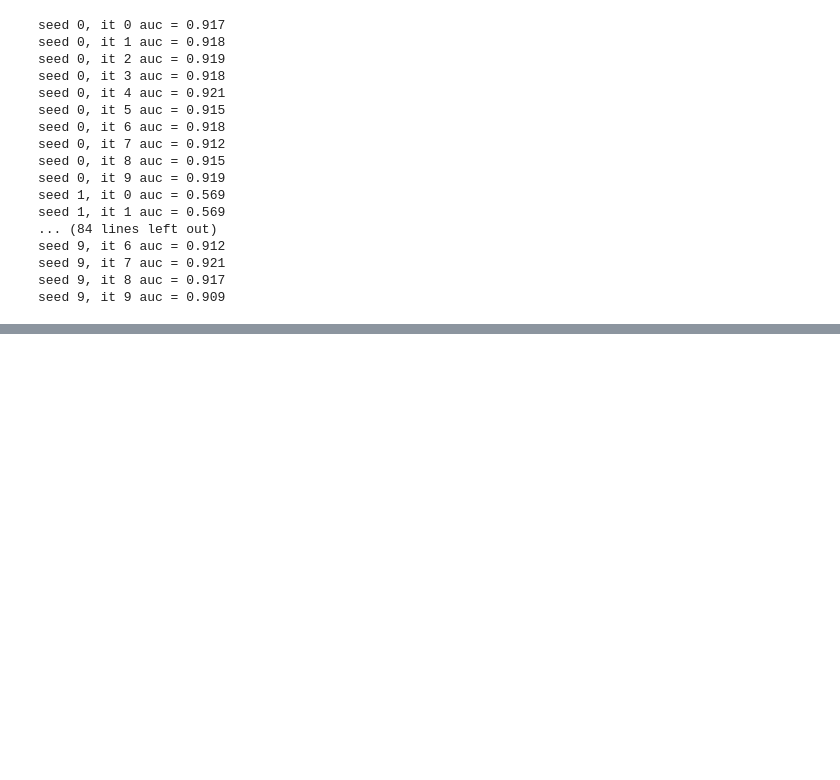
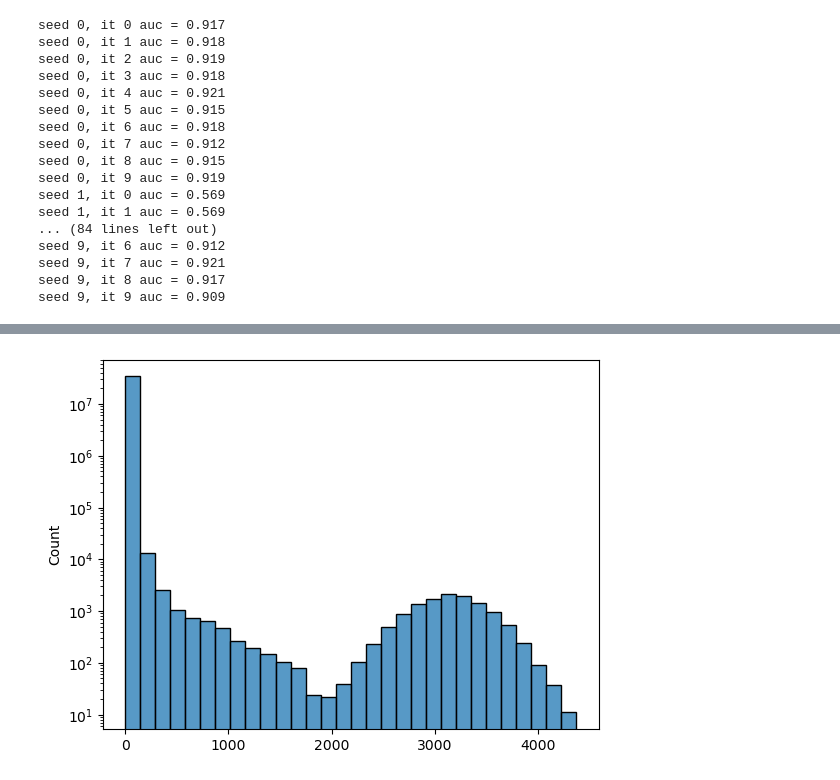
Before and after one commit to nyanovsky/tesis, a Jupyter notebook: gnn_interface/test_interface.ipynb, the cells around one changed output, grey strips where cells are left out. Cells and saved outputs as stored; diff of their text form; code cells hidden in the pictures; blank space fills up the shorter version.

```diff
--- a/gnn_interface/test_interface.ipynb
+++ b/gnn_interface/test_interface.ipynb
@@ -333,0 +336,33 @@ dist_3_train_1 = torch.cat([row for row in dist_3_train_1.to_dense()])
+# %%
+def get_deg_matrices(split):
+    src, dst = "gene", "chem"
+    deg_matrices = {}
+    for split, data in split.items():
+        adj_split = data[supervision_edge_type].adj_t
+
+        deg_src = adj_split.sum(dim=1)
+        deg_dst = adj_split.sum(dim=0)
+
+        deg_src = torch.diag(deg_src)
+        deg_dst = torch.diag(deg_dst)
+
+        deg_matrices[split] = {src: deg_src, dst: deg_dst}
+    return deg_matrices
+
+
+def get_simple_three_hop_matrices(split):
+    src, dst = "gene", "chem"
+    deg_matrices = get_deg_matrices(split)
+    three_hop_matrices = {}
+    for split, data in split.items():
+        adj_split = data[supervision_edge_type].adj_t.to_dense()
+
+        deg_src = deg_matrices[split][src]
+        deg_dst = deg_matrices[split][dst]
+
+        three_hop_mat = adj_split@adj_split.t()@adj_split - deg_src@adj_split - adj_split@deg_dst + adj_split
+        three_hop_matrices[split] = three_hop_mat
+    return three_hop_matrices
+# %%
+three_hop_mat_0 = get_simple_three_hop_matrices(split_0)
+three_hop_mat_1 = get_simple_three_hop_matrices(split_1)
@@ -333,0 +379,5 @@ dist_3_train_1 = torch.cat([row for row in dist_3_train_1.to_dense()])
+# %%
+sns.histplot(three_hop_mat_0["train"].view(-1), bins=30)
+plt.yscale("log")
+# %% [output]
+[figure, added]
```
Also changed, not shown: parts of 16 cells of this notebook.
